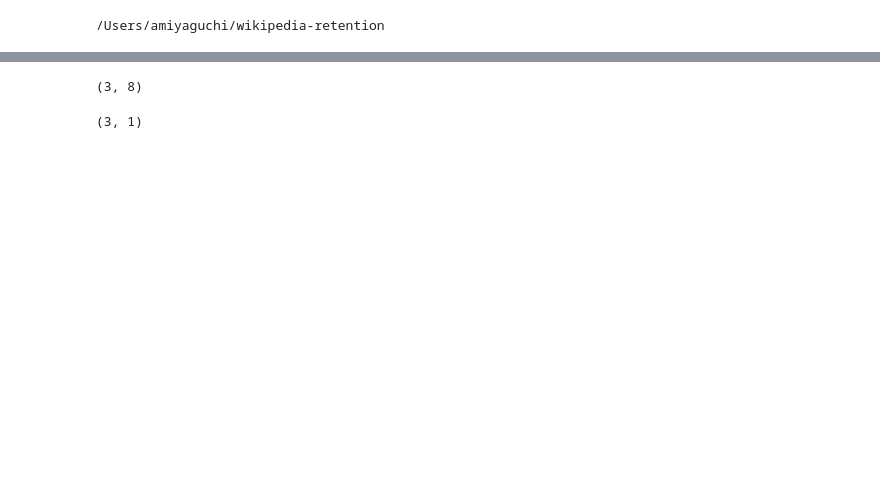
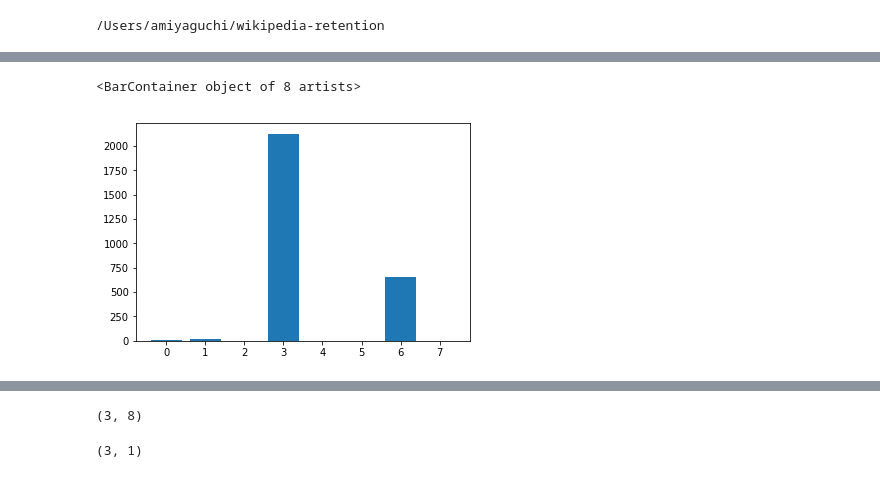
Before and after one commit to cs224w-f18-wikipedia-retention/wikipedia-retention, a Jupyter notebook: notebooks/3.7-acmiyaguchi-rolx-sensemaking.ipynb, the cells around one changed output, grey strips where cells are left out. Cells and saved outputs as stored; diff of their text form; code cells hidden in the pictures; blank space fills up the shorter version.

```diff
--- a/notebooks/3.7-acmiyaguchi-rolx-sensemaking.ipynb
+++ b/notebooks/3.7-acmiyaguchi-rolx-sensemaking.ipynb
@@ -105,2 +158,7 @@ df = (
+# %%
+plt.bar(discrete.label, discrete['avg(n_edits)'])
+# %% [output]
+<BarContainer object of 8 artists>
+[figure, added]
 # %%
 from sklearn.decomposition import non_negative_factorization
```
Also changed, not shown: parts of 27 cells of this notebook, 3 other files.
